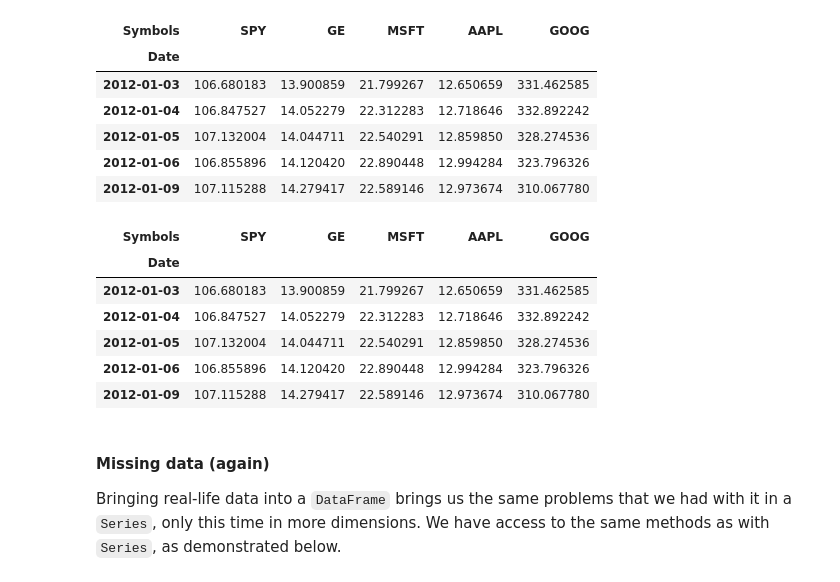
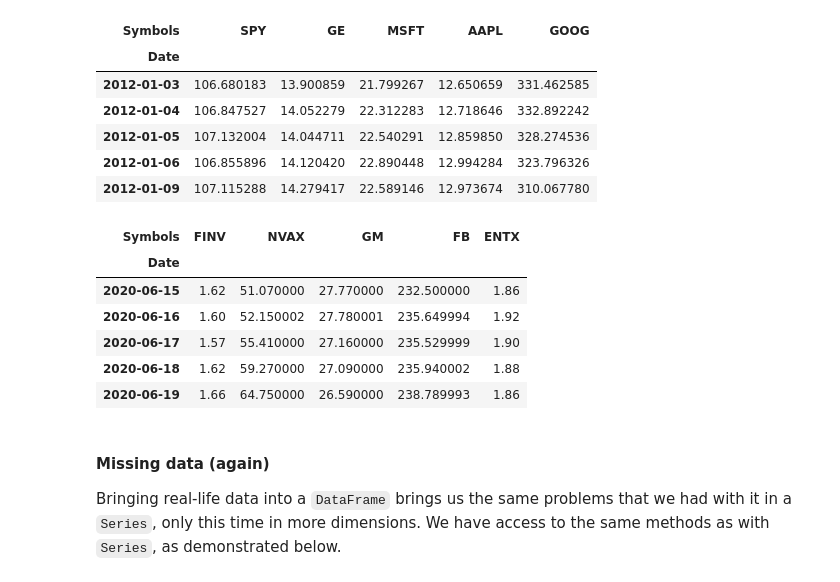
Before and after one commit to yybeltranr/AlgorithmsUN2021I, a Jupyter notebook: Lab1/yybeltranrLecture4.ipynb, the cells around one changed output. Cells and saved outputs as stored; diff of their text form; code cells hidden in the pictures.

```diff
--- a/Lab1/yybeltranrLecture4.ipynb
+++ b/Lab1/yybeltranrLecture4.ipynb
@@ -1748,19 +1754,19 @@ df_3.head()
 # %%
 # Mi ejemplo
 g_1 = pdr.get_data_yahoo(['FINV', 'NVAX'], ini, fn)
-g1 = df_1['Adj Close']
+g1 = g_1['Adj Close']
 g_2 = pdr.get_data_yahoo(['GM', 'FB', 'ENTX'], ini, fn)
-g2 = df_2['Adj Close']
+g2 = g_2['Adj Close']
 g_3 = pd.concat([g1, g2], axis=1)
 g_3.head()
 # %% [output]
-| Symbols | SPY | GE | MSFT | AAPL | GOOG |
+| Symbols | FINV | NVAX | GM | FB | ENTX |
 | Date |  |  |  |  |  |
-| 2012-01-03 | 106.680183 | 13.900859 | 21.799267 | 12.650659 | 331.462585 |
-| 2012-01-04 | 106.847527 | 14.052279 | 22.312283 | 12.718646 | 332.892242 |
-| 2012-01-05 | 107.132004 | 14.044711 | 22.540291 | 12.859850 | 328.274536 |
-| 2012-01-06 | 106.855896 | 14.120420 | 22.890448 | 12.994284 | 323.796326 |
-| 2012-01-09 | 107.115288 | 14.279417 | 22.589146 | 12.973674 | 310.067780 |
+| 2020-06-15 | 1.62 | 51.070000 | 27.770000 | 232.500000 | 1.86 |
+| 2020-06-16 | 1.60 | 52.150002 | 27.780001 | 235.649994 | 1.92 |
+| 2020-06-17 | 1.57 | 55.410000 | 27.160000 | 235.529999 | 1.90 |
+| 2020-06-18 | 1.62 | 59.270000 | 27.090000 | 235.940002 | 1.88 |
+| 2020-06-19 | 1.66 | 64.750000 | 26.590000 | 238.789993 | 1.86 |
 # %% [markdown]
 #### Missing data (again)
 Bringing real-life data into a `DataFrame` brings us the same problems that we had with it in a `Series`, only this time in more dimensions. We have access to the same methods as with `Series`, as demonstrated below.
```
Also changed, not shown: parts of 14 cells of this notebook.
